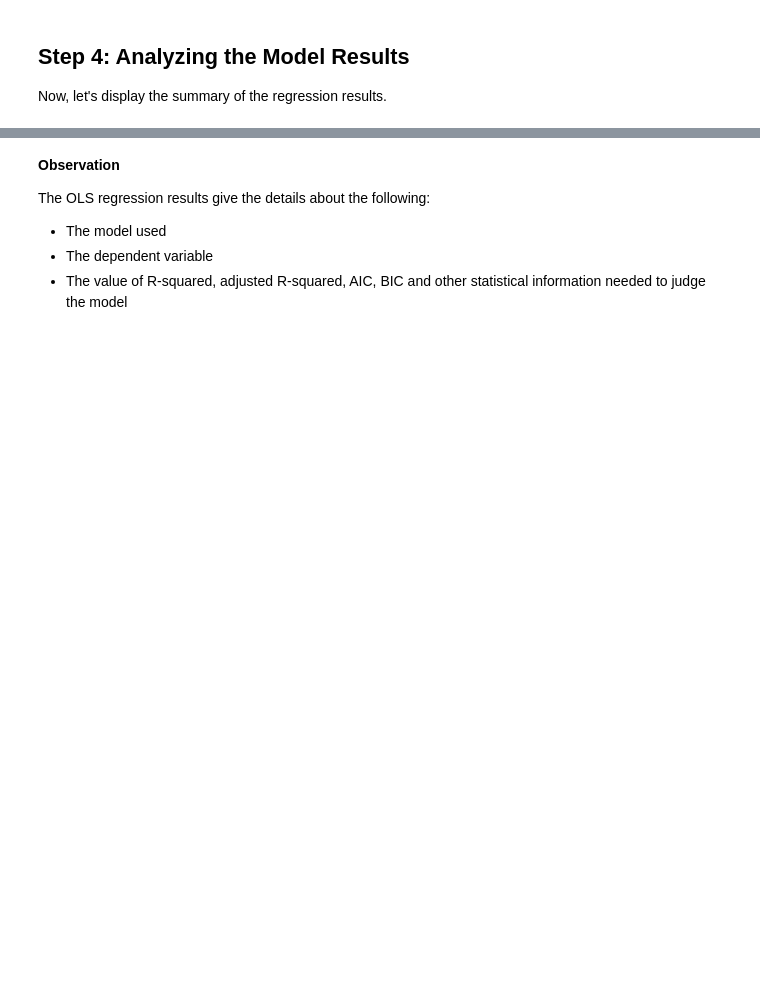
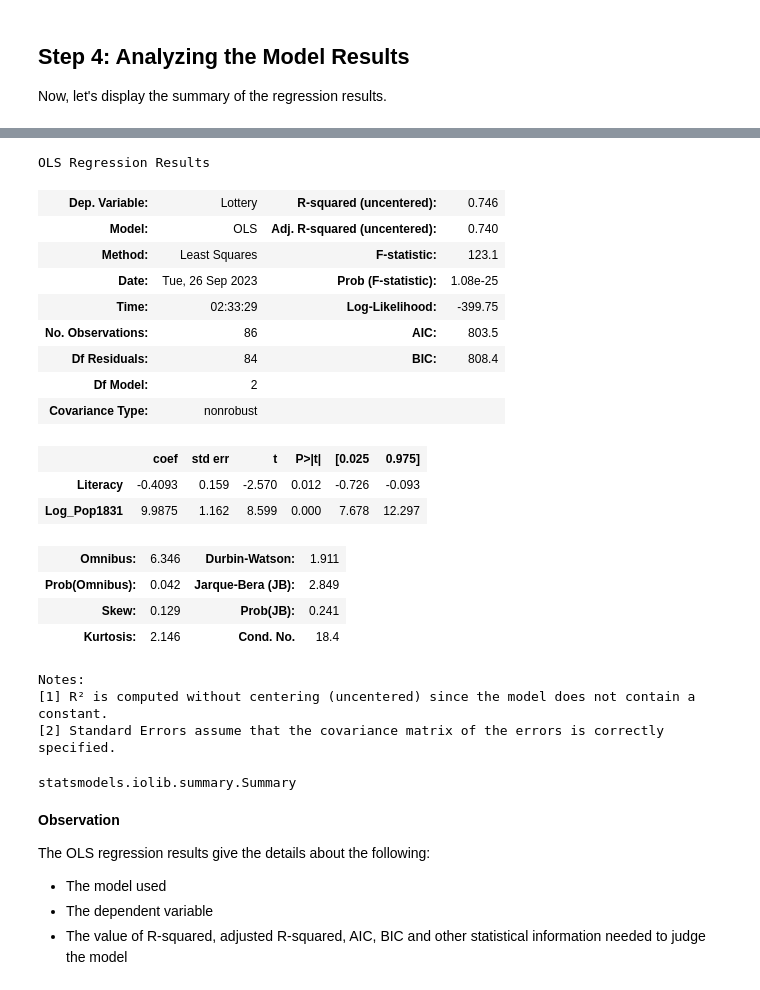
Before and after one commit to wongstein/teaching-notebooks, a Jupyter notebook: programming_notebooks/3.13_Introduction_to_Statsmodels_API_Part_A.ipynb, the cells around one changed output, grey strips where cells are left out. Saved outputs shown, nothing was run; the diff lists cells and outputs as text; code cells hidden in the pictures; blank space fills up the shorter version.

```diff
--- a/programming_notebooks/3.13_Introduction_to_Statsmodels_API_Part_A.ipynb
+++ b/programming_notebooks/3.13_Introduction_to_Statsmodels_API_Part_A.ipynb
@@ -55,0 +135,24 @@ results = smf.ols('Lottery ~ Literacy + np.log(Pop1831)',data = data).fit()
+# %%
+import pandas as pd
+import statsmodels.api as sm
+
+# chat gpt generated code, hope there aren't too many hallucinations!!!
+X1 = data['Literacy'] # first independent variable
+
+# Using numpy's log function to give natural log conversion of Pop1831
+## https://numpy.org/doc/stable/reference/generated/numpy.log.html
+X2 = np.log(data['Pop1831']) # second independetn variable
+
+# Combine the independent variables into a DataFrame
+X = pd.DataFrame({'Literacy': X1, 'Log_Pop1831': X2})
+
+# Add a constant term (intercept), it's matches the R-formula results better here
+## https://www.statsmodels.org/stable/generated/statsmodels.tools.tools.add_constant.html
+X = sm.add_constant(X)
+
+# Specify the dependent variable
+Y = data['Lottery']
+
+# Fit the linear regression model
+# y(lottery) = mX(literacy rate) + m2X(log population size of department) + constant
+chatpt_results = sm.OLS(Y, X).fit()
@@ -84,3 +237,30 @@ Warnings:
+# %%
+chatpt_results.summary()
+# %% [output]
+OLS Regression Results
+| Dep. Variable: | Lottery | R-squared (uncentered): | 0.746 |
+| Model: | OLS | Adj. R-squared (uncentered): | 0.740 |
+| Method: | Least Squares | F-statistic: | 123.1 |
+| Date: | Tue, 26 Sep 2023 | Prob (F-statistic): | 1.08e-25 |
+| Time: | 02:33:29 | Log-Likelihood: | -399.75 |
+| No. Observations: | 86 | AIC: | 803.5 |
+| Df Residuals: | 84 | BIC: | 808.4 |
+| Df Model: | 2 |  |  |
+| Covariance Type: | nonrobust |  |  |
+|  | coef | std err | t | P>|t| | [0.025 | 0.975] |
+| Literacy | -0.4093 | 0.159 | -2.570 | 0.012 | -0.726 | -0.093 |
+| Log_Pop1831 | 9.9875 | 1.162 | 8.599 | 0.000 | 7.678 | 12.297 |
+| Omnibus: | 6.346 | Durbin-Watson: | 1.911 |
+| Prob(Omnibus): | 0.042 | Jarque-Bera (JB): | 2.849 |
+| Skew: | 0.129 | Prob(JB): | 0.241 |
+| Kurtosis: | 2.146 | Cond. No. | 18.4 |
+Notes:
+[1] R² is computed without centering (uncentered) since the model does not contain a constant.
+[2] Standard Errors assume that the covariance matrix of the errors is correctly specified.
+# %%
+type(results_output)
+# %% [output]
+statsmodels.iolib.summary.Summary
 # %% [markdown]
 **Observation**
 
```
Also changed, not shown: parts of 16 cells of this notebook, 2 other files.
